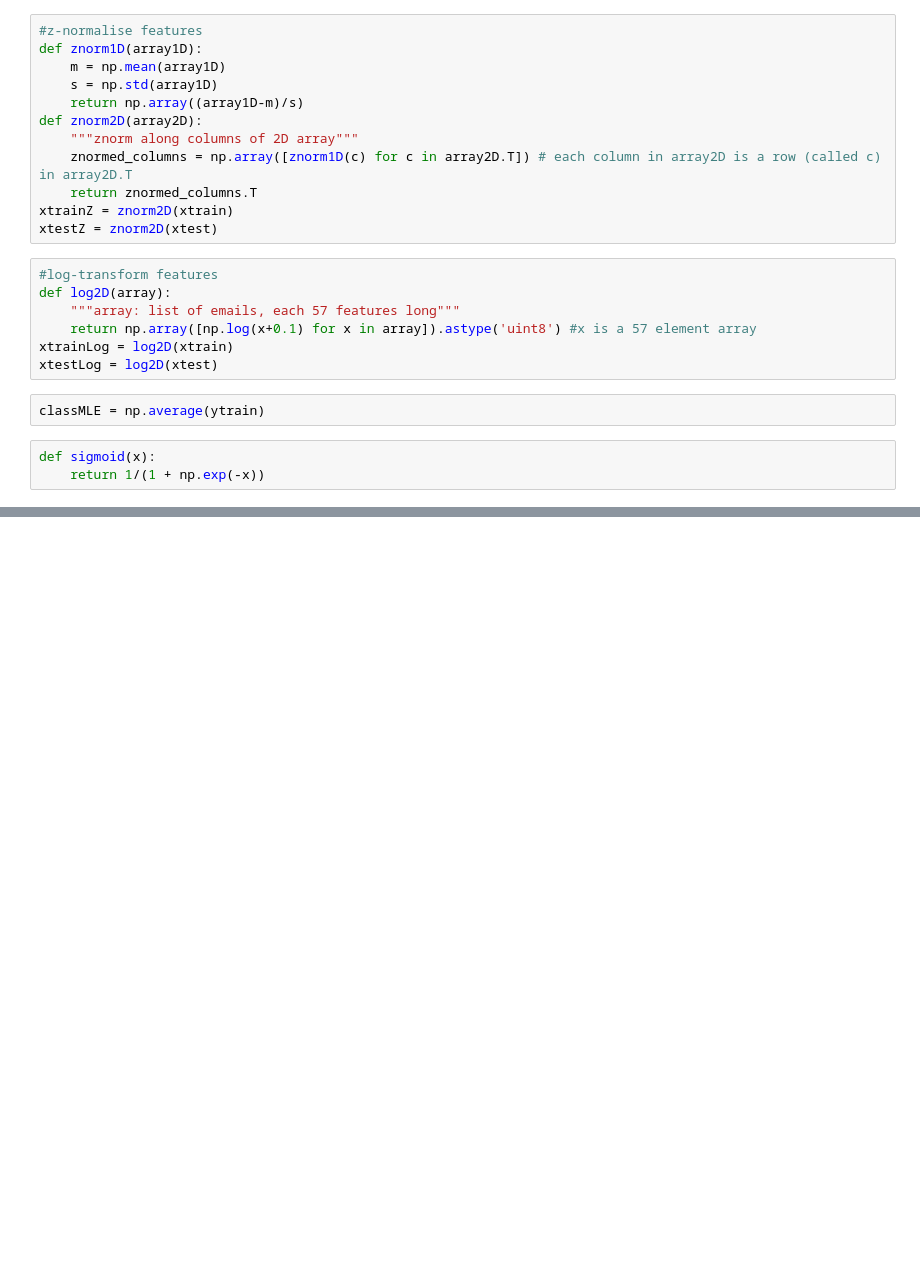
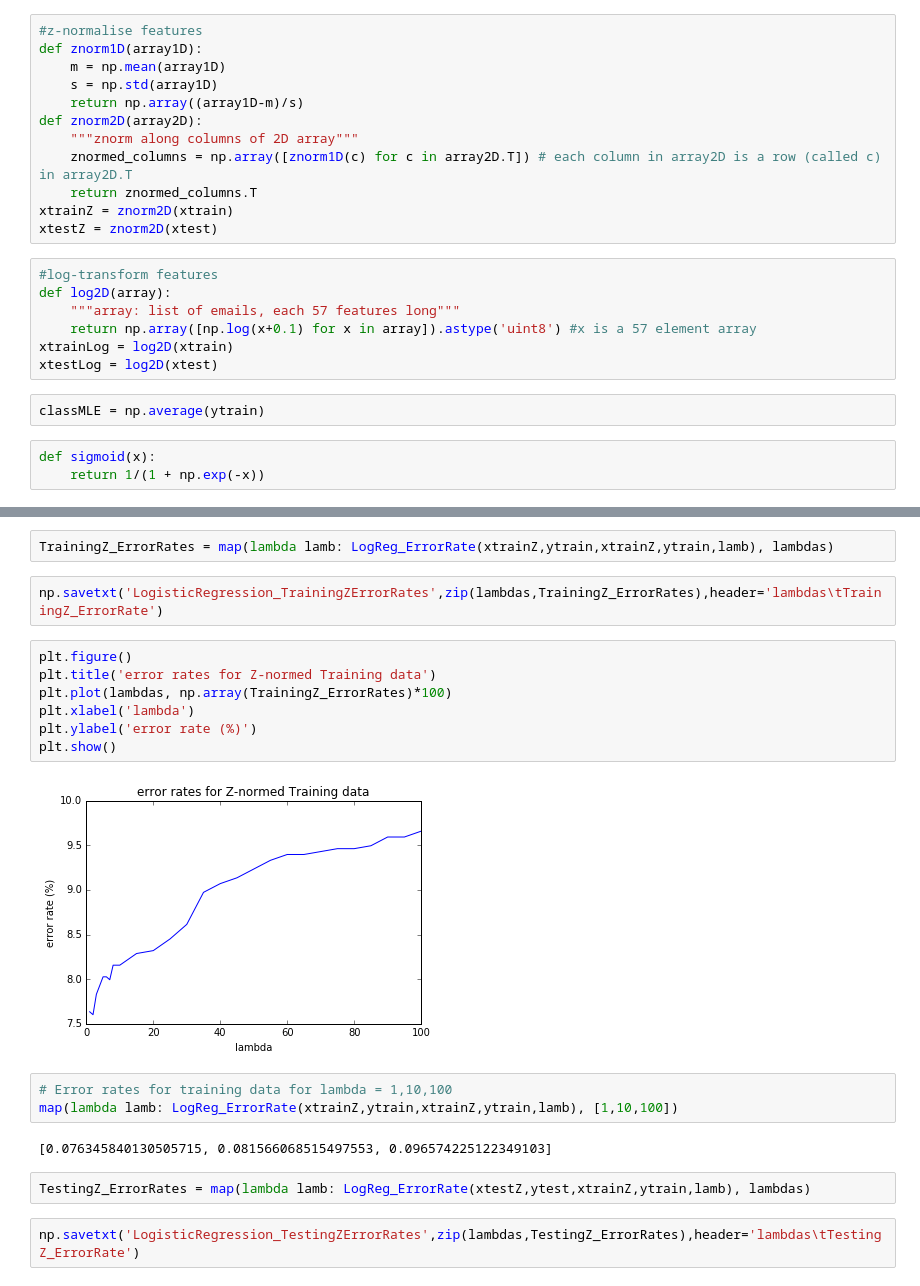
Before and after one commit to hoopernikaho/EE5907R_CA1, a Jupyter notebook: CA1_Q3.ipynb, the cells around one changed output, grey strips where cells are left out. Cells and saved outputs as stored; diff of their text form; blank space fills up the shorter version.

Commit message:
completed logistic regression

```diff
--- a/CA1_Q3.ipynb
+++ b/CA1_Q3.ipynb
@@ -114,0 +157,22 @@ array([[ 0.,  0.,  0., ...,  0.,  0.,  0.],
+# %%
+TrainingZ_ErrorRates = map(lambda lamb: LogReg_ErrorRate(xtrainZ,ytrain,xtrainZ,ytrain,lamb), lambdas)
+# %%
+np.savetxt('LogisticRegression_TrainingZErrorRates',zip(lambdas,TrainingZ_ErrorRates),header='lambdas\tTrainingZ_ErrorRate')
+# %%
+plt.figure()
+plt.title('error rates for Z-normed Training data')
+plt.plot(lambdas, np.array(TrainingZ_ErrorRates)*100)
+plt.xlabel('lambda')
+plt.ylabel('error rate (%)')
+plt.show()
+# %% [output]
+[figure, added]
+# %%
+# Error rates for training data for lambda = 1,10,100
+map(lambda lamb: LogReg_ErrorRate(xtrainZ,ytrain,xtrainZ,ytrain,lamb), [1,10,100])
+# %% [output]
+[0.076345840130505715, 0.081566068515497553, 0.096574225122349103]
+# %%
+TestingZ_ErrorRates = map(lambda lamb: LogReg_ErrorRate(xtestZ,ytest,xtrainZ,ytrain,lamb), lambdas)
+# %%
+np.savetxt('LogisticRegression_TestingZErrorRates',zip(lambdas,TestingZ_ErrorRates),header='lambdas\tTestingZ_ErrorRate')
```
Also changed, not shown: parts of 32 cells of this notebook, 1 other file.
